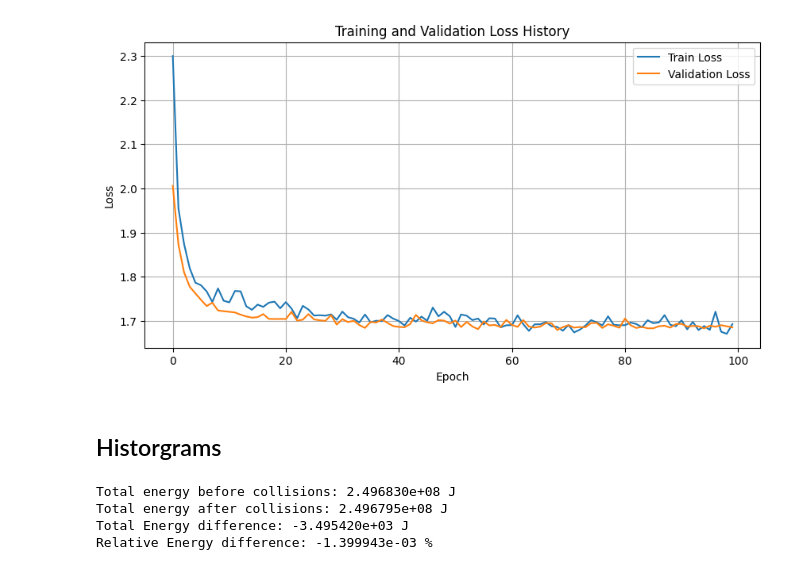
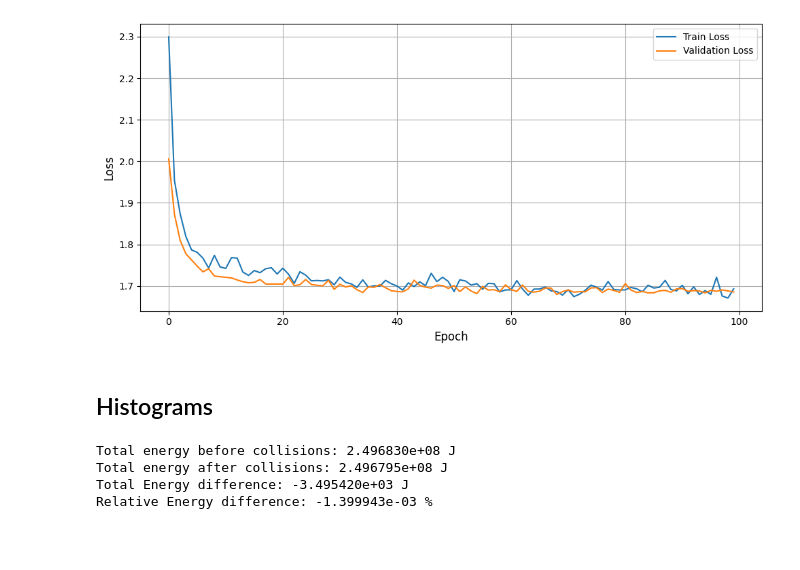
Before and after one commit to TijnZeelenberg/scatteringkernels, a Jupyter notebook: H2scatterplots.ipynb, the cells around one changed output. Cells and saved outputs as stored; diff of their text form; code cells hidden in the pictures; blank space fills up the shorter version.

```diff
--- a/H2scatterplots.ipynb
+++ b/H2scatterplots.ipynb
@@ -1,27 +1,31 @@
 # %%
 import matplotlib.pyplot as plt
 import torch
 from machinelearning.mdn import MixtureDensityNetwork
 from config.experiment_config import ExperimentConfig
+from config.plotting_config import PlottingConfig
 
 config = ExperimentConfig()
+plotting_config = PlottingConfig()
+
 mdn_path = "results/models/mdn_H2H2v2.pth"
 
 model_dict = torch.load(mdn_path, map_location=torch.device("cpu"))
 
 # Plot loss history
 plt.figure(figsize=(10, 5))
 plt.plot(model_dict.get("train_loss_history", []), label="Train Loss")
 plt.plot(model_dict.get("val_loss_history", []), label="Validation Loss")
-plt.xlabel("Epoch")
-plt.ylabel("Loss")
-plt.title("Training and Validation Loss History")
+plt.xlabel("Epoch", fontsize=plotting_config.label_fontsize)
+plt.ylabel("Loss", fontsize=plotting_config.label_fontsize)
 plt.legend()
 plt.grid()
+plt.tight_layout()
+plt.savefig("results/plots/H2_loss_history.png", dpi=300)
 # %% [output]
-[figure, old version]
+[figure, new version]
 # %% [markdown]
-## Historgrams
+## Histograms
 # %%
 import matplotlib.pyplot as plt
 import pandas as pd
```
Also changed, not shown: parts of 6 cells of this notebook, 1 other file.
